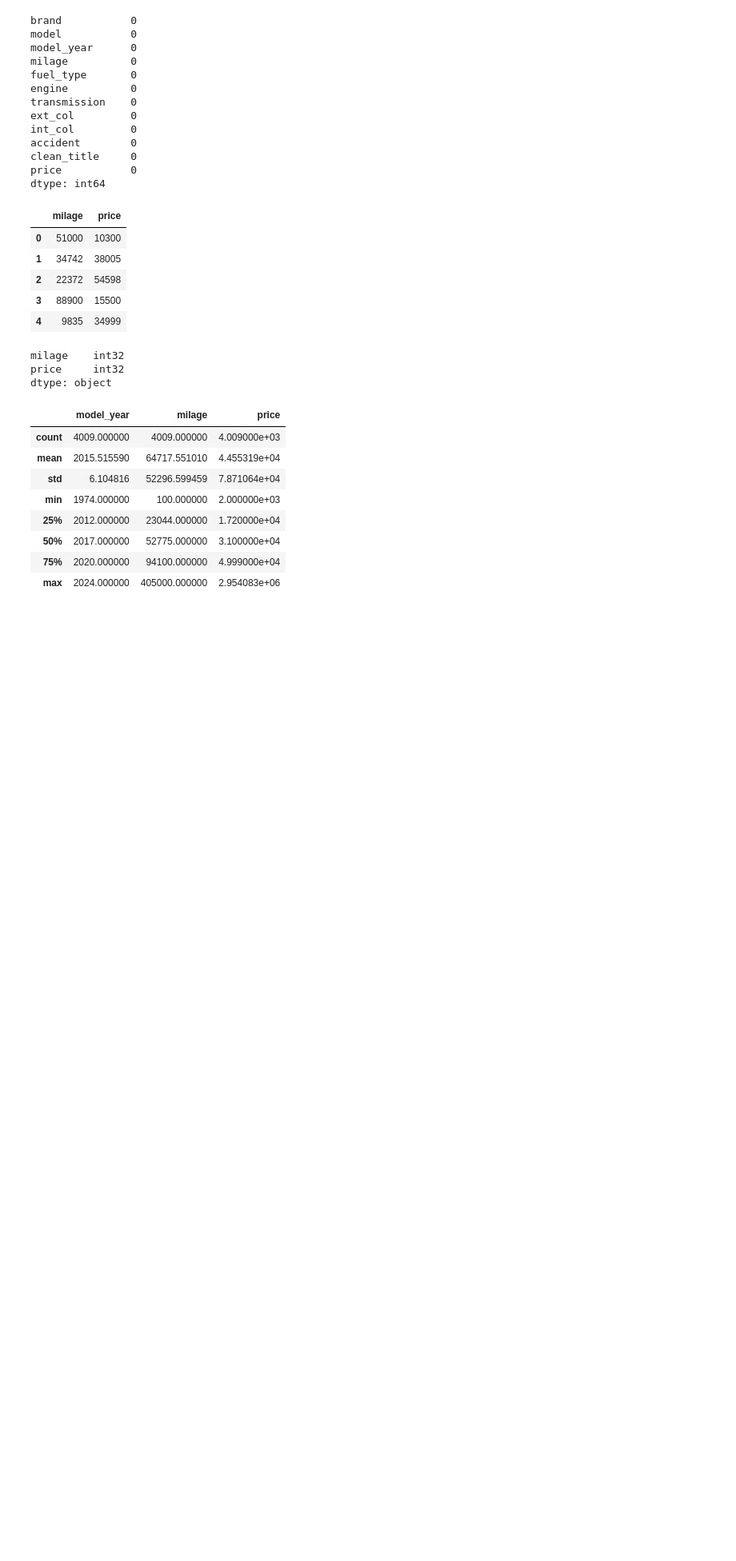
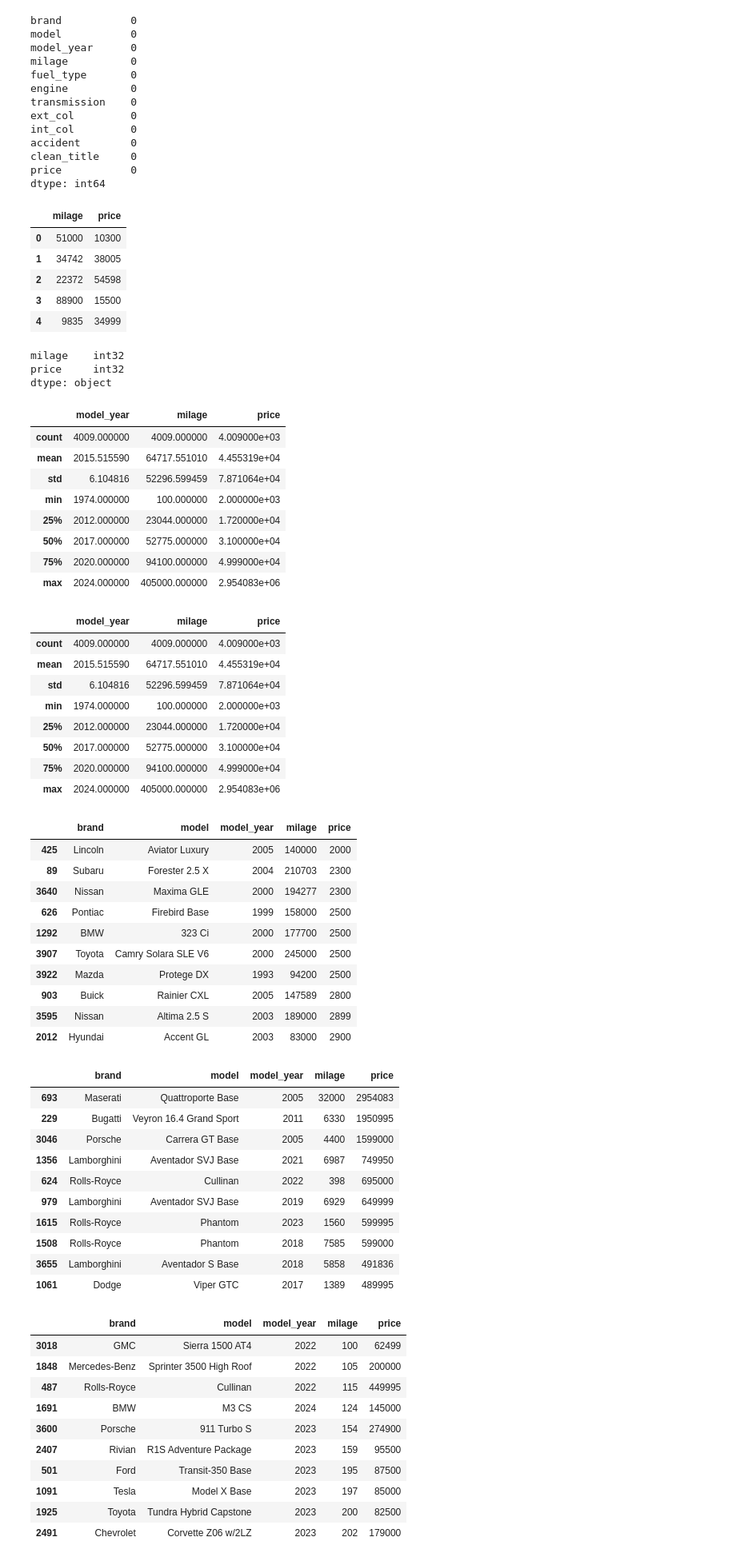
Before and after one commit to TrevorH456/DSUsedCarValuesProject, a Jupyter notebook: TrevorHerdman_DSUsedCarProject_H456G279.ipynb, the cells around one changed output. Shown at 80% size. Saved outputs shown, nothing was run; the diff lists cells and outputs as text; code cells hidden in the pictures; blank space fills up the shorter version.

```diff
--- a/TrevorHerdman_DSUsedCarProject_H456G279.ipynb
+++ b/TrevorHerdman_DSUsedCarProject_H456G279.ipynb
@@ -164,3 +164,61 @@ dtype: object
 | 50% | 2017.000000 | 52775.000000 | 3.100000e+04 |
 | 75% | 2020.000000 | 94100.000000 | 4.999000e+04 |
 | max | 2024.000000 | 405000.000000 | 2.954083e+06 |
+# %%
+# Run some numerical tests on some of the values to show process working
+display(cars[["model_year", "milage", "price"]].describe())
+
+# Couple more tests for fun
+# Lowest and Highest vehicle prices
+display(cars.nsmallest(10, "price")[["brand", "model", "model_year", "milage", "price"]])
+display(cars.nlargest(10, "price")[["brand", "model", "model_year", "milage", "price"]])
+# Lowest and Highest vehicle milage
+display(cars.nsmallest(10, "milage")[["brand", "model", "model_year", "milage", "price"]])
+display(cars.nlargest(10, "milage")[["brand", "model", "model_year", "milage", "price"]])
+
+# Lots of things to take note here
+# year range from 1974-2024 // milage from 100-405000 // price from $2000-$44553
+# got some exotic cars, so the mean would definitely be higher from it
+# %% [output]
+|  | model_year | milage | price |
+| count | 4009.000000 | 4009.000000 | 4.009000e+03 |
+| mean | 2015.515590 | 64717.551010 | 4.455319e+04 |
+| std | 6.104816 | 52296.599459 | 7.871064e+04 |
+| min | 1974.000000 | 100.000000 | 2.000000e+03 |
+| 25% | 2012.000000 | 23044.000000 | 1.720000e+04 |
+| 50% | 2017.000000 | 52775.000000 | 3.100000e+04 |
+| 75% | 2020.000000 | 94100.000000 | 4.999000e+04 |
+| max | 2024.000000 | 405000.000000 | 2.954083e+06 |
+|  | brand | model | model_year | milage | price |
+| 425 | Lincoln | Aviator Luxury | 2005 | 140000 | 2000 |
+| 89 | Subaru | Forester 2.5 X | 2004 | 210703 | 2300 |
+| 3640 | Nissan | Maxima GLE | 2000 | 194277 | 2300 |
+| 626 | Pontiac | Firebird Base | 1999 | 158000 | 2500 |
+| 1292 | BMW | 323 Ci | 2000 | 177700 | 2500 |
+| 3907 | Toyota | Camry Solara SLE V6 | 2000 | 245000 | 2500 |
+| 3922 | Mazda | Protege DX | 1993 | 94200 | 2500 |
+| 903 | Buick | Rainier CXL | 2005 | 147589 | 2800 |
+| 3595 | Nissan | Altima 2.5 S | 2003 | 189000 | 2899 |
+| 2012 | Hyundai | Accent GL | 2003 | 83000 | 2900 |
+|  | brand | model | model_year | milage | price |
+| 693 | Maserati | Quattroporte Base | 2005 | 32000 | 2954083 |
+| 229 | Bugatti | Veyron 16.4 Grand Sport | 2011 | 6330 | 1950995 |
+| 3046 | Porsche | Carrera GT Base | 2005 | 4400 | 1599000 |
+| 1356 | Lamborghini | Aventador SVJ Base | 2021 | 6987 | 749950 |
+| 624 | Rolls-Royce | Cullinan | 2022 | 398 | 695000 |
+| 979 | Lamborghini | Aventador SVJ Base | 2019 | 6929 | 649999 |
+| 1615 | Rolls-Royce | Phantom | 2023 | 1560 | 599995 |
+| 1508 | Rolls-Royce | Phantom | 2018 | 7585 | 599000 |
+| 3655 | Lamborghini | Aventador S Base | 2018 | 5858 | 491836 |
+| 1061 | Dodge | Viper GTC | 2017 | 1389 | 489995 |
+|  | brand | model | model_year | milage | price |
+| 3018 | GMC | Sierra 1500 AT4 | 2022 | 100 | 62499 |
+| 1848 | Mercedes-Benz | Sprinter 3500 High Roof | 2022 | 105 | 200000 |
+| 487 | Rolls-Royce | Cullinan | 2022 | 115 | 449995 |
+| 1691 | BMW | M3 CS | 2024 | 124 | 145000 |
+| 3600 | Porsche | 911 Turbo S | 2023 | 154 | 274900 |
+| 2407 | Rivian | R1S Adventure Package | 2023 | 159 | 95500 |
+| 501 | Ford | Transit-350 Base | 2023 | 195 | 87500 |
+| 1091 | Tesla | Model X Base | 2023 | 197 | 85000 |
+| 1925 | Toyota | Tundra Hybrid Capstone | 2023 | 200 | 82500 |
+| 2491 | Chevrolet | Corvette Z06 w/2LZ | 2023 | 202 | 179000 |
```
Also changed, not shown: parts of 2 cells of this notebook.
